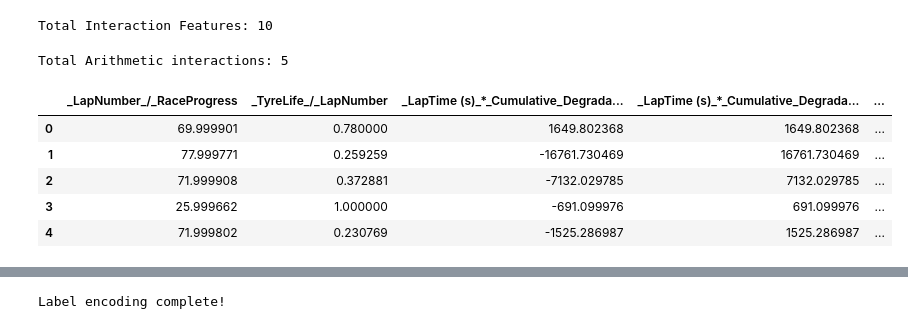
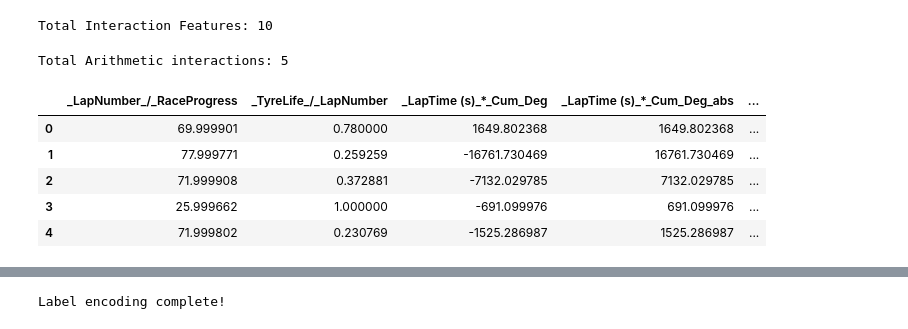
Before and after one commit to coded-sly/ps6e5-F1-PitStop, a Jupyter notebook: ps6e5-xgb-95163-f1-pit.ipynb, the cells around one changed output, grey strips where cells are left out. Saved outputs shown, nothing was run; the diff lists cells and outputs as text; code cells hidden in the pictures.

```diff
--- a/ps6e5-xgb-95163-f1-pit.ipynb
+++ b/ps6e5-xgb-95163-f1-pit.ipynb
@@ -454,26 +454,26 @@ Total Interaction Features: 10
 # %%
 ## -- Arithmetic interactions --
 for df in [train, test, orig]:
     df['_LapNumber_/_RaceProgress'] = (df['LapNumber'] / (df['RaceProgress'] + 1e-6)).astype('float32')
     df['_TyreLife_/_LapNumber'] = (df['TyreLife'] / df['LapNumber'].clip(lower=1)).astype('float32')
-    df['_LapTime (s)_*_Cumulative_Degradation'] = (df['LapTime (s)'] * df['Cumulative_Degradation']).astype('float32')
-    df['_LapTime (s)_*_Cumulative_Degradation_abs'] = (df['LapTime (s)'] * df['Cumulative_Degradation'].abs()).astype('float32')
-    df['_LapTime (s)_/_Cumulative_Degradation_abs'] = (df['LapTime (s)'] / (df['Cumulative_Degradation'].abs() + 1e-6)).astype('float32')
+    df['_LapTime (s)_*_Cum_Deg'] = (df['LapTime (s)'] * df['Cumulative_Degradation']).astype('float32')
+    df['_LapTime (s)_*_Cum_Deg_abs'] = (df['LapTime (s)'] * df['Cumulative_Degradation'].abs()).astype('float32')
+    df['_LapTime (s)_/_Cum_Deg_abs'] = (df['LapTime (s)'] / (df['Cumulative_Degradation'].abs() + 1e-6)).astype('float32')
 
 arithmetic = [
     '_LapNumber_/_RaceProgress',
     '_TyreLife_/_LapNumber',
-    '_LapTime (s)_*_Cumulative_Degradation',
-    '_LapTime (s)_*_Cumulative_Degradation_abs',
-    '_LapTime (s)_/_Cumulative_Degradation_abs',
+    '_LapTime (s)_*_Cum_Deg',
+    '_LapTime (s)_*_Cum_Deg_abs',
+    '_LapTime (s)_/_Cum_Deg_abs',
 ]
 
 print(f"Total Arithmetic interactions: {len(arithmetic)}")
 
 train[arithmetic].head()
 # %% [output]
 Total Arithmetic interactions: 5
-|  | _LapNumber_/_RaceProgress | _TyreLife_/_LapNumber | _LapTime (s)_*_Cumulative_Degrada... | _LapTime (s)_*_Cumulative_Degrada... | ... |
+|  | _LapNumber_/_RaceProgress | _TyreLife_/_LapNumber | _LapTime (s)_*_Cum_Deg | _LapTime (s)_*_Cum_Deg_abs | ... |
 | 0 | 69.999901 | 0.780000 | 1649.802368 | 1649.802368 | ... |
 | 1 | 77.999771 | 0.259259 | -16761.730469 | 16761.730469 | ... |
 | 2 | 71.999908 | 0.372881 | -7132.029785 | 7132.029785 | ... |
```
Also changed, not shown: parts of 10 cells of this notebook.
